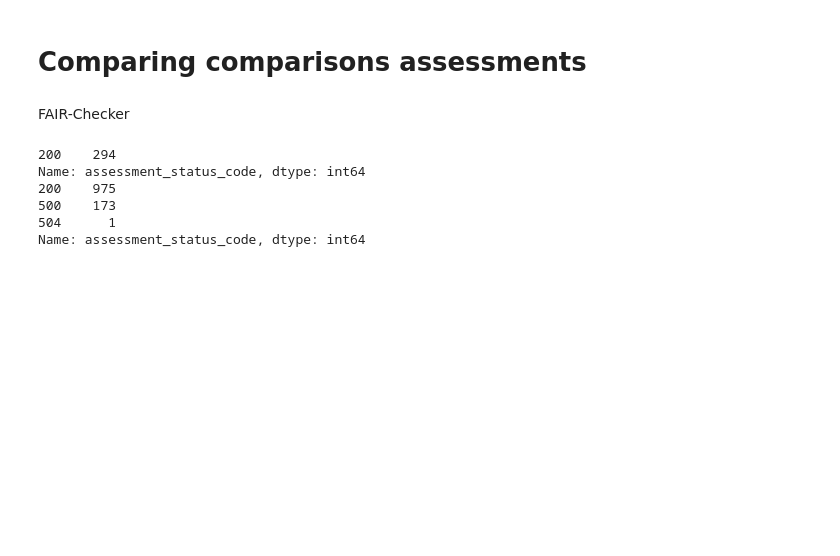
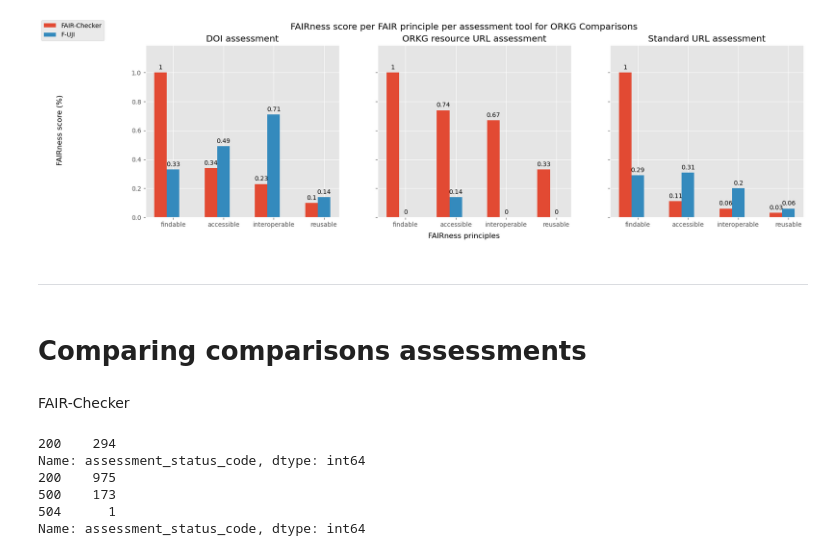
Before and after one commit to mwurzbacher/FAIRness-assessment-tools-evaluation-using-ORKG, a Jupyter notebook: Comparisons_graphs.ipynb, the cells around one changed output. Drawn from its saved outputs; the diff is of its cells as text; code cells hidden in the pictures; blank space fills up the shorter version.

```diff
--- a/Comparisons_graphs.ipynb
+++ b/Comparisons_graphs.ipynb
@@ -67,0 +244,15 @@ def adjust_fes_metric_names(mname):
+# %%
+fuji_papers_all_df_principle = fuji_papers_all_df
+fuji_papers_all_df_principle["principle"] = fuji_papers_all_df_principle["metric"].map(lambda x: get_principle_from_metric_fuji(x))
+fuji_papers_all_df_principle = fuji_papers_all_df_principle.groupby("principle").agg({
+    "score_earned_doi": "sum",
+    "score_total_doi": "sum",
+    "score_earned_url": "sum",
+    "score_total_url": "sum",
+    "score_earned_std": "sum",
+    "score_total_std": "sum"
+}).reset_index()
+fuji_papers_all_df_principle["score_percent_doi"] = fuji_papers_all_df_principle.apply(lambda x: x["score_earned_doi"]/x["score_total_doi"], axis=1)
+fuji_papers_all_df_principle["score_percent_url"] = fuji_papers_all_df_principle.apply(lambda x: x["score_earned_url"]/x["score_total_url"], axis=1)
+fuji_papers_all_df_principle["score_percent_std"] = fuji_papers_all_df_principle.apply(lambda x: x["score_earned_std"]/x["score_total_std"], axis=1)
+fuji_papers_all_df_principle
@@ -68,2 +297,60 @@ def adjust_fes_metric_names(mname):
+# %%
+principles = ("findable", "accessible", "interoperable", "reusable")
+fairscores_doi = {
+    "FAIR-Checker": tuple(fcheck_papers_all_df_principle["score_percent_doi"].round(decimals=2)),
+    "F-UJI": tuple(fuji_papers_all_df_principle["score_percent_doi"].round(decimals=2))
+}
+fairscores_url = {
+    "FAIR-Checker": tuple(fcheck_papers_all_df_principle["score_percent_url"].round(decimals=2)),
+    "F-UJI": tuple(fuji_papers_all_df_principle["score_percent_url"].round(decimals=2))
+}
+fairscores_std = {
+    "FAIR-Checker": tuple(fcheck_papers_all_df_principle["score_percent_std"].round(decimals=2)),
+    "F-UJI": tuple(fuji_papers_all_df_principle["score_percent_std"].round(decimals=2))
+}
+
+x = np.arange(len(principles))
+width = 0.25
+multiplier = 0
+
+fig, ax = plt.subplots(1,3, sharey=True, figsize=(19, 5))
+for attribute, measurement in fairscores_doi.items():
+    offset = width * multiplier
+    rects = ax[0].bar(x + offset, measurement, width, label=attribute)
+    ax[0].bar_label(rects, padding=3)
+    multiplier += 1
+
+multiplier = 0
+for attribute, measurement in fairscores_url.items():
+    offset = width * multiplier
+    rects = ax[1].bar(x + offset, measurement, width, label=attribute)
+    ax[1].bar_label(rects, padding=3)
+    multiplier += 1
+
+multiplier = 0
+for attribute, measurement in fairscores_std.items():
+    offset = width * multiplier
+    rects = ax[2].bar(x + offset, measurement, width, label=attribute)
+    ax[2].bar_label(rects, padding=3)
+    multiplier +=1
+
+ax[0].set_xticks(x + width, principles)
+ax[0].set_ylim(0, 1.19)
+ax[0].title.set_text("DOI assessment")
+ax[1].set_xticks(x + width, principles)
+ax[1].title.set_text("ORKG resource URL assessment")
+ax[2].set_xticks(x + width, principles)
+ax[2].title.set_text("Standard URL assessment")
+
+handles, labels = ax[0].get_legend_handles_labels()
+fig.legend(handles, labels, loc="upper left")
+fig.supylabel("FAIRness score (%)")
+fig.supxlabel("FAIRness principles")
+fig.suptitle("FAIRness score per FAIR principle per assessment tool for ORKG Comparisons", fontsize="x-large")
+plt.show()
+# %% [output]
+[figure, added]
+# %% [markdown]
+_______________________________________________________
 # %% [markdown]
 # Comparing comparisons assessments
```
Also changed, not shown: parts of 29 cells of this notebook.
